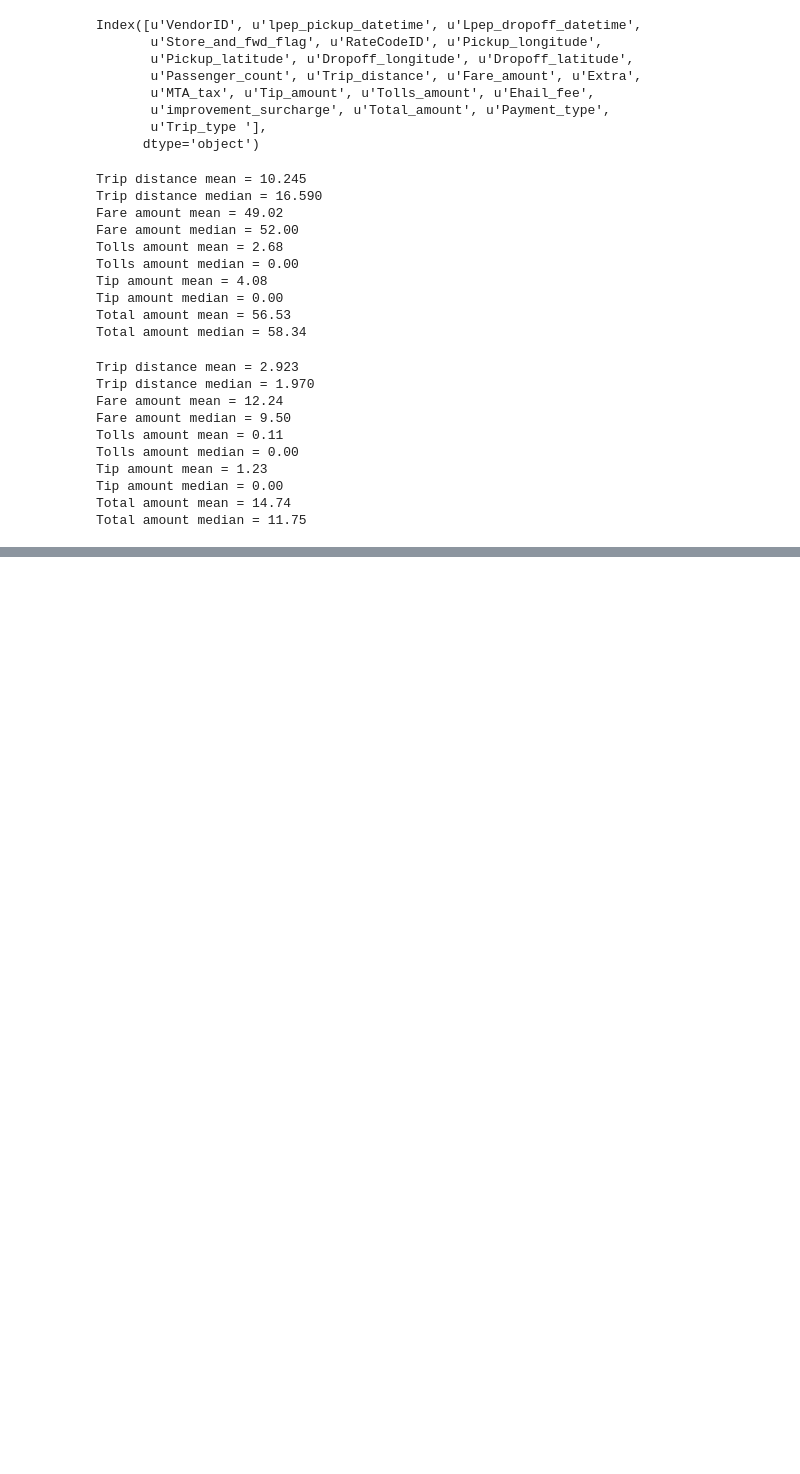
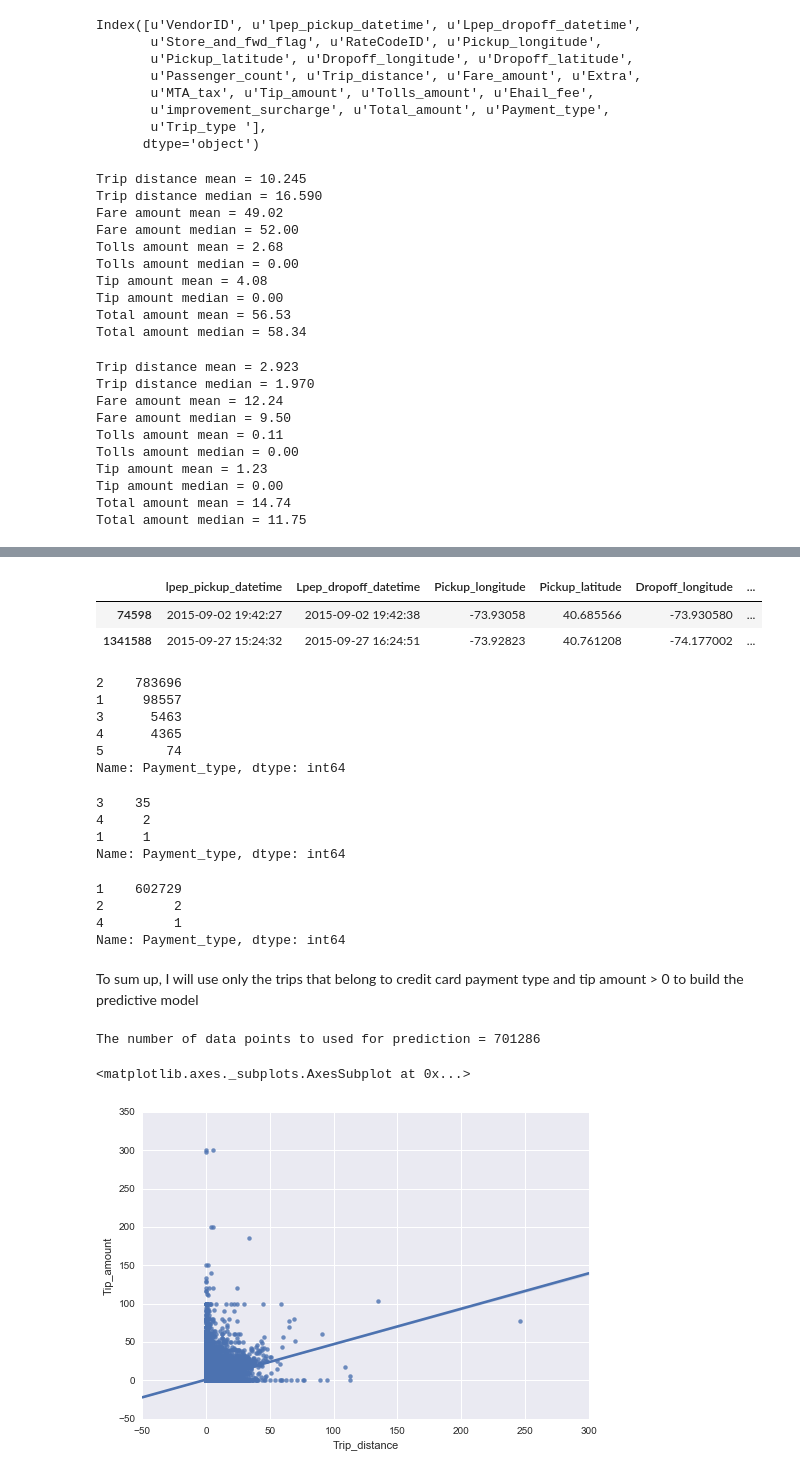
Before and after one commit to ah3200/nyc_green_taxi, a Jupyter notebook: data_analysis.ipynb, the cells around one changed output, grey strips where cells are left out. Cells and saved outputs as stored; diff of their text form; code cells hidden in the pictures; blank space fills up the shorter version.

Commit message:
add predictive model

```diff
--- a/data_analysis.ipynb
+++ b/data_analysis.ipynb
@@ -349,0 +348,50 @@ Name: Tip_percentage, dtype: float64
+# %%
+clean_trips[(clean_trips.Payment_type==2) & (clean_trips.Tip_amount > 0)][check_col]
+# %% [output]
+|  | lpep_pickup_datetime | Lpep_dropoff_datetime | Pickup_longitude | Pickup_latitude | Dropoff_longitude | ... |
+| 74598 | 2015-09-02 19:42:27 | 2015-09-02 19:42:38 | -73.93058 | 40.685566 | -73.930580 | ... |
+| 1341588 | 2015-09-27 15:24:32 | 2015-09-27 16:24:51 | -73.92823 | 40.761208 | -74.177002 | ... |
+# %%
+# Payment type definition
+# 1 = Credit Card
+# 2 = Cash
+# 3 = No Charge
+# 4 = Dispute
+# 5 = Unknown
+# 6 = Voided trip
+clean_trips[clean_trips.Tip_amount==0].Payment_type.value_counts()
+# %% [output]
+2    783696
+1     98557
+3      5463
+4      4365
+5        74
+Name: Payment_type, dtype: int64
+# %%
+clean_trips[clean_trips.Tip_amount<0].Payment_type.value_counts()
+# %% [output]
+3    35
+4     2
+1     1
+Name: Payment_type, dtype: int64
+# %%
+clean_trips[clean_trips.Tip_amount>0].Payment_type.value_counts()
+# %% [output]
+1    602729
+2         2
+4         1
+Name: Payment_type, dtype: int64
+# %% [markdown]
+To sum up, I will use only the trips that belong to credit card payment type and tip amount > 0 to build the predictive model
+# %%
+data_trips = clean_trips[(clean_trips.Payment_type==1) & (clean_trips.Tip_amount >= 0)]
+# %%
+print "The number of data points to used for prediction = %s" % data_trips.shape[0]
+# %% [output]
+The number of data points to used for prediction = 701286
+# %%
+# Plot correlation
+sns.regplot(data_trips['Trip_distance'], data_trips['Tip_amount'])
+# %% [output]
+<matplotlib.axes._subplots.AxesSubplot at 0x...>
+[figure, added]
```
Also changed, not shown: parts of 29 cells of this notebook.
